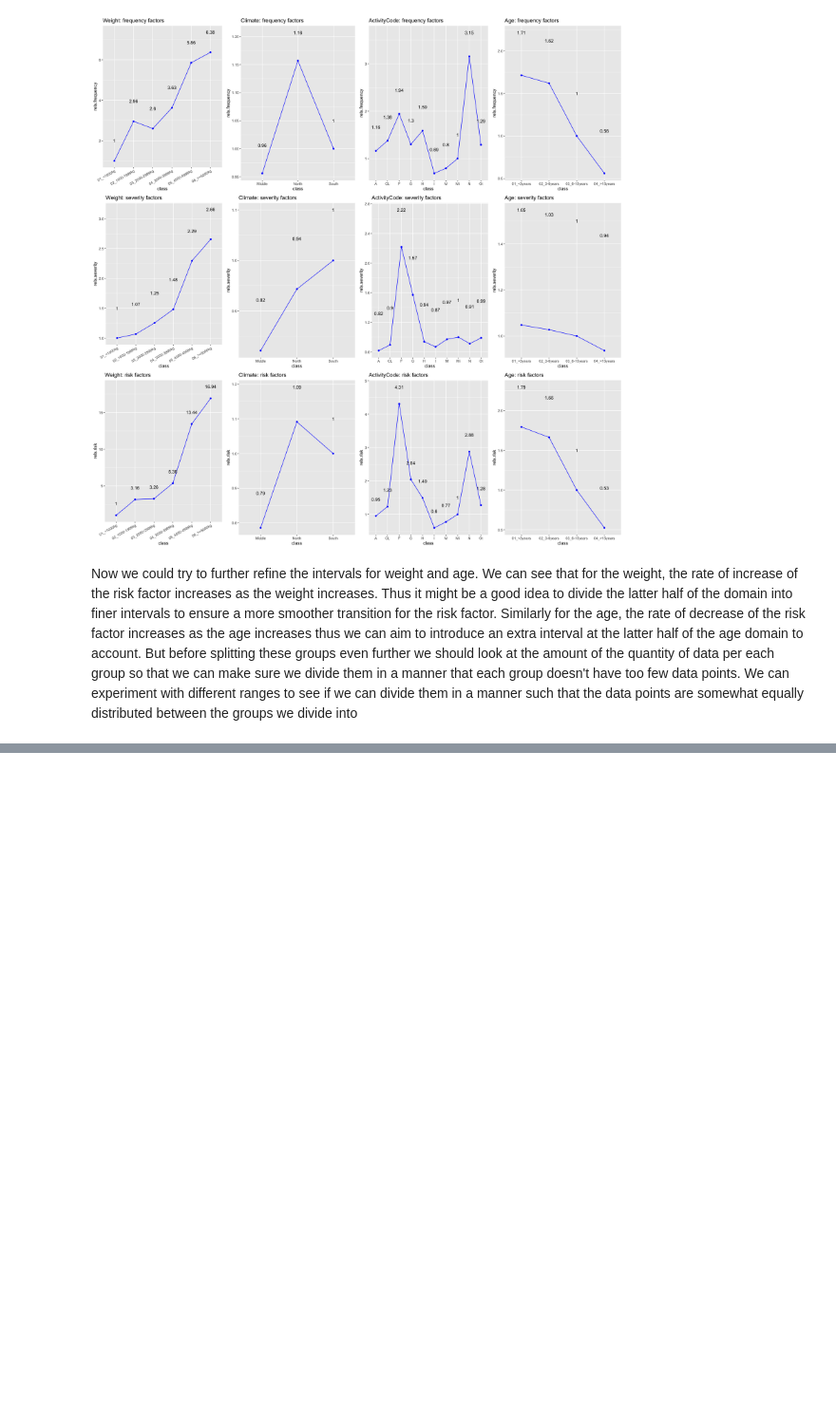
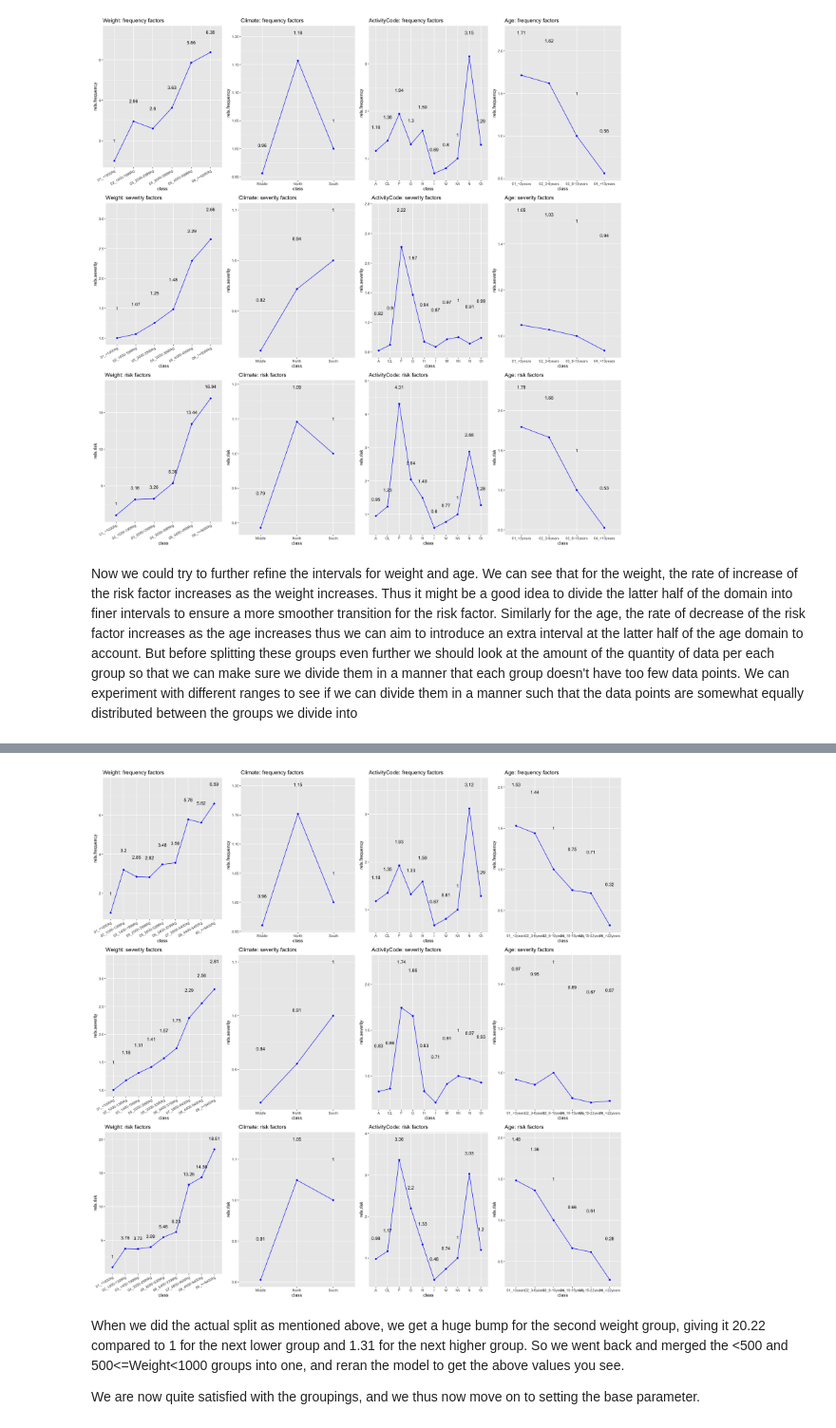
Before and after one commit to mnazaal/GLM, a Jupyter notebook: index.ipynb, the cells around one changed output, grey strips where cells are left out. Shown at 95% size. Cells and saved outputs as stored; diff of their text form; code cells hidden in the pictures; blank space fills up the shorter version.

```diff
--- a/index.ipynb
+++ b/index.ipynb
@@ -840,0 +1045,73 @@ We see that it might be a good idea to split the first tractor age group since i
+# %%
+######################### Section 4: Plotting #########################
+
+# In this section, the results from the GLM are plotted.
+
+# First, long variable names need to be cut, to fit into the plots.
+# This row of code cuts away everything except for the first letter for variable names belonging to activity codes.
+##### If you have long variable names, modify here to cut them.
+# this is a bad thing to do since we just mixed Missing and Class M- Education
+glmdata3[glmdata3$rating.factor == "ActivityCode",2] <- substr(glmdata3$class,1,2)[11:20]
+
+
+# Then the results are plotted. This code plots the GLM factors for frequency, severity, and total risk, for the three variables Weight, Climate, and Activity code.
+##### If you have changed what variables are included in your model, add, remove, or modify sections of this code to plot them.
+##### This is also where you can make changes to change the look of your plots, if you would like to.
+
+p1 <- ggplot(subset(glmdata3, rating.factor=="Weight"), aes(x=class, y=rels.frequency)) +
+      geom_point(colour="blue") + geom_line(aes(group=1), colour="blue") + ggtitle("Weight: frequency factors") +
+      geom_text(aes(label=paste(round(rels.frequency,2))), nudge_y=1) +theme(axis.text.x = element_text(angle = 30, hjust = 1))
+
+p2 <- ggplot(subset(glmdata3, rating.factor=="Weight"), aes(x=class, y=rels.severity)) +
+      geom_point(colour="blue") + geom_line(aes(group=1), colour="blue") + ggtitle("Weight: severity factors") +
+      geom_text(aes(label=paste(round(rels.severity,2))), nudge_y=0.5)+theme(axis.text.x = element_text(angle = 30, hjust = 1))
+
+p3 <- ggplot(subset(glmdata3, rating.factor=="Weight"), aes(x=class, y=rels.risk)) +
+      geom_point(colour="blue") + geom_line(aes(group=1), colour="blue") + ggtitle("Weight: risk factors") +
+      geom_text(aes(label=paste(round(rels.risk,2))), nudge_y=1.6)+theme(axis.text.x = element_text(angle = 30, hjust = 1))
+
+p4 <- ggplot(subset(glmdata3, rating.factor=="Climate"), aes(x=class, y=rels.frequency)) +
+  geom_point(colour="blue") + geom_line(aes(group=1), colour="blue") + ggtitle("Climate: frequency factors") +
+  geom_text(aes(label=paste(round(rels.frequency,2))), nudge_y=0.05)
+
+p5 <- ggplot(subset(glmdata3, rating.factor=="Climate"), aes(x=class, y=rels.severity)) +
+  geom_point(colour="blue") + geom_line(aes(group=1), colour="blue") + ggtitle("Climate: severity factors") +
+  geom_text(aes(label=paste(round(rels.severity,2))), nudge_y=0.1)
+
+p6 <- ggplot(subset(glmdata3, rating.factor=="Climate"), aes(x=class, y=rels.risk)) +
+  geom_point(colour="blue") + geom_line(aes(group=1), colour="blue") + ggtitle("Climate: risk factors") +
+  geom_text(aes(label=paste(round(rels.risk,2))), nudge_y=0.1)
+
+p7 <- ggplot(subset(glmdata3, rating.factor=="activity_group"), aes(x=class, y=rels.frequency)) +
+  geom_point(colour="blue") + geom_line(aes(group=1), colour="blue") + ggtitle("ActivityCode: frequency factors") +
+  geom_text(aes(label=paste(round(rels.frequency,2))), nudge_y=0.5)
+
+p8 <- ggplot(subset(glmdata3, rating.factor=="activity_group"), aes(x=class, y=rels.severity)) +
+  geom_point(colour="blue") + geom_line(aes(group=1), colour="blue") + ggtitle("ActivityCode: severity factors") +
+  geom_text(aes(label=paste(round(rels.severity,2))), nudge_y=0.5)
+
+p9 <- ggplot(subset(glmdata3, rating.factor=="activity_group"), aes(x=class, y=rels.risk)) +
+  geom_point(colour="blue") + geom_line(aes(group=1), colour="blue") + ggtitle("ActivityCode: risk factors") +
+  geom_text(aes(label=paste(round(rels.risk,2))), nudge_y=0.5)
+
+p10 <- ggplot(subset(glmdata3, rating.factor=="Age"), aes(x=class, y=rels.frequency)) +
+  geom_point(colour="blue") + geom_line(aes(group=1), colour="blue") + ggtitle("Age: frequency factors") +
+  geom_text(aes(label=paste(round(rels.frequency,2))), nudge_y=0.5)
+
+p11 <- ggplot(subset(glmdata3, rating.factor=="Age"), aes(x=class, y=rels.severity)) +
+  geom_point(colour="blue") + geom_line(aes(group=1), colour="blue") + ggtitle("Age: severity factors") +
+  geom_text(aes(label=paste(round(rels.severity,2))), nudge_y=0.5)
+
+p12 <- ggplot(subset(glmdata3, rating.factor=="Age"), aes(x=class, y=rels.risk)) +
+  geom_point(colour="blue") + geom_line(aes(group=1), colour="blue") + ggtitle("Age: risk factors") +
+  geom_text(aes(label=paste(round(rels.risk,2))), nudge_y=0.5)
+
+
+options(repr.plot.width=18, repr.plot.height=18)
+multiplot(p1,p2,p3,p4,p5,p6,p7,p8,p9,p10,p11,p12, cols=4)
+# %% [output]
+[figure, added]
+# %% [markdown]
+When we did the actual split as mentioned above, we get a huge bump for the second weight group, giving it 20.22 compared to 1 for the next lower group and 1.31 for the next higher group. So we went back and merged the <500 and 500<=Weight<1000 groups into one, and reran the model to get the above values you see.
+
+We are now quite satisfied with the groupings, and we thus now move on to setting the base parameter.
```
Also changed, not shown: parts of 7 cells of this notebook.
